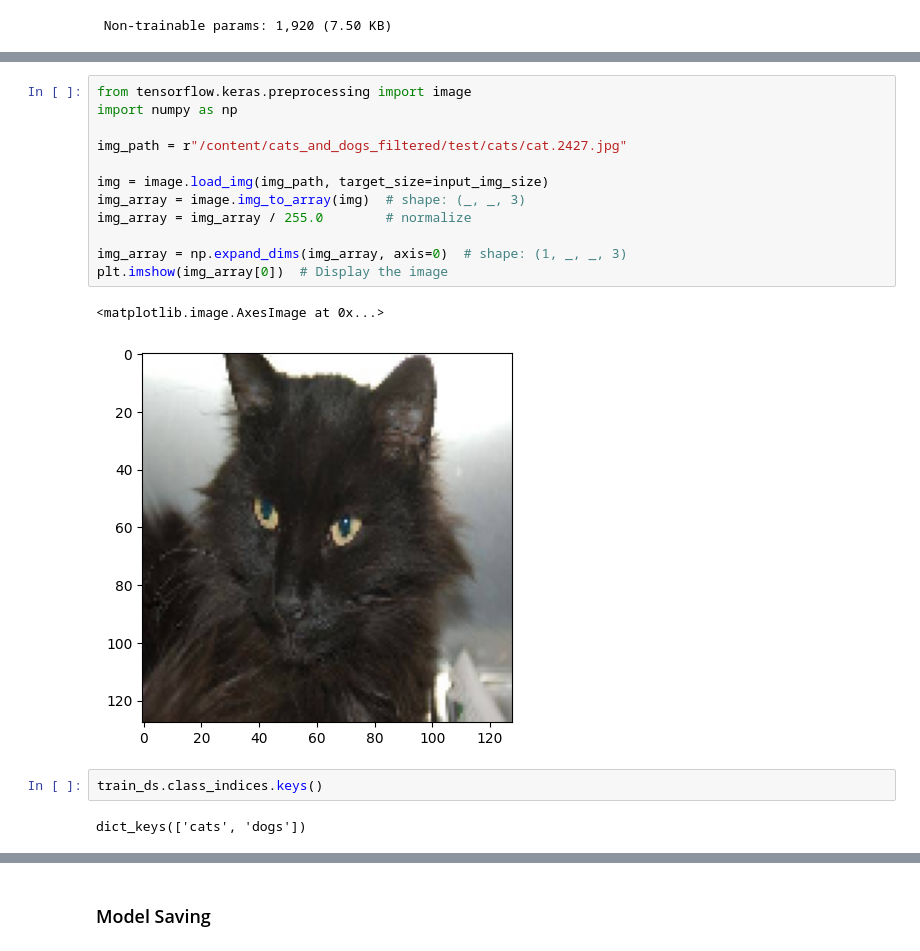
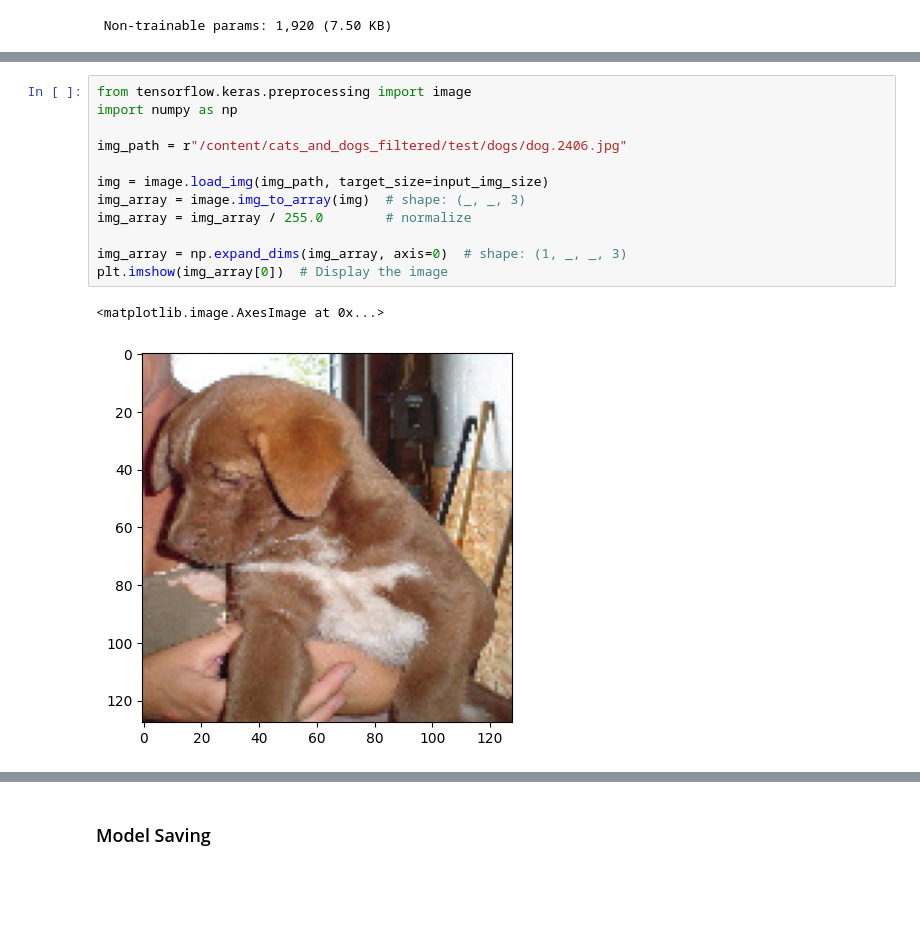
Before and after one commit to feniz24/Practical-ML-by-WAI, a Jupyter notebook: 6_deep_learning/CNN/tf_best_practices/tf_generator_binary.ipynb, the cells around one changed output, grey strips where cells are left out. Drawn from its saved outputs; the diff is of its cells as text; blank space fills up the shorter version.

```diff
--- a/6_deep_learning/CNN/tf_best_practices/tf_generator_binary.ipynb
+++ b/6_deep_learning/CNN/tf_best_practices/tf_generator_binary.ipynb
@@ -223,19 +184,15 @@ Validation Accuracy: 0.5847
 # %%
 from tensorflow.keras.preprocessing import image
 import numpy as np
 
-img_path = r"/content/cats_and_dogs_filtered/test/cats/cat.2427.jpg"
+img_path = r"/content/cats_and_dogs_filtered/test/dogs/dog.2406.jpg"
 
 img = image.load_img(img_path, target_size=input_img_size)
 img_array = image.img_to_array(img)  # shape: (_, _, 3)
 img_array = img_array / 255.0        # normalize
 
 img_array = np.expand_dims(img_array, axis=0)  # shape: (1, _, _, 3)
 plt.imshow(img_array[0])  # Display the image
 # %% [output]
 <matplotlib.image.AxesImage at 0x...>
-[figure, old version]
+[figure, new version]
-# %%
-train_ds.class_indices.keys()
-# %% [output]
-dict_keys(['cats', 'dogs'])
```
Also changed, not shown: parts of 12 cells of this notebook, 1 other file.
